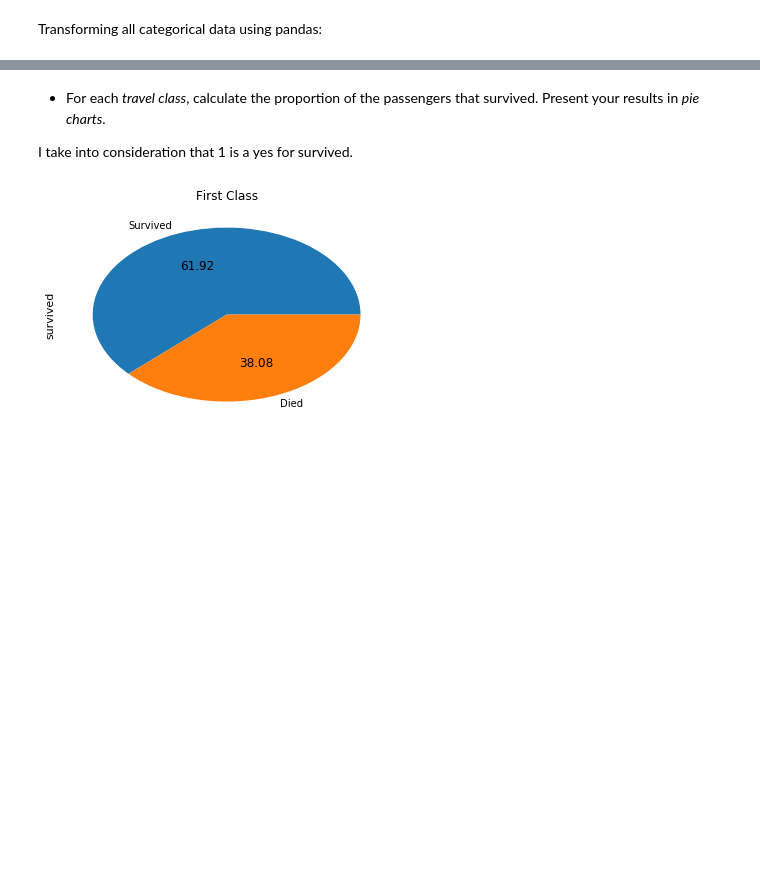
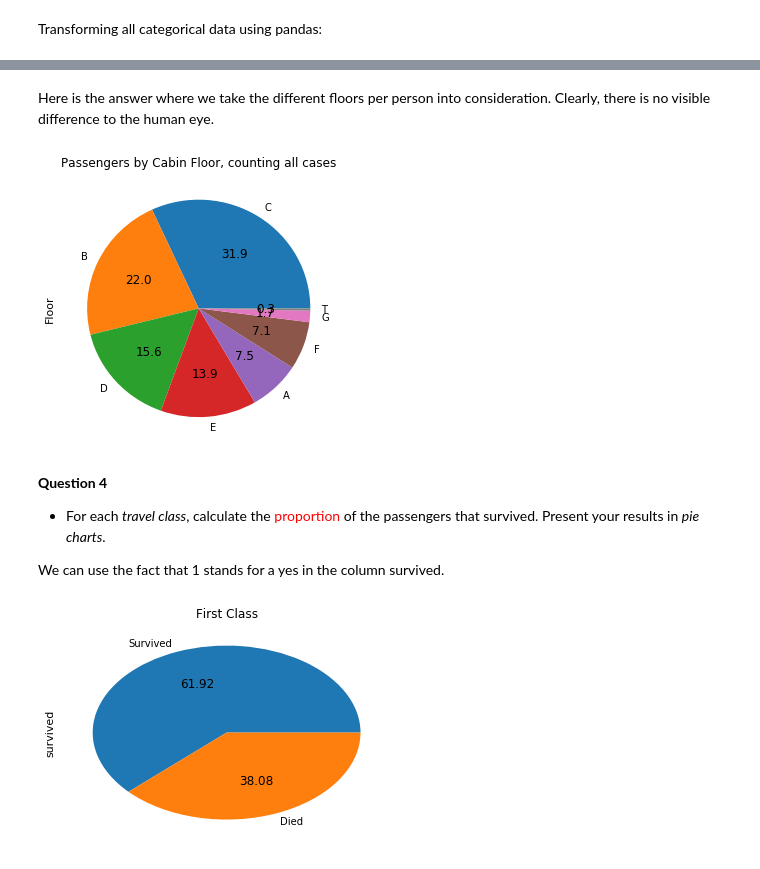
Before and after one commit to mtaziz/ada, a Jupyter notebook: HW1/Homework 1.ipynb, the cells around one changed output, grey strips where cells are left out. Drawn from its saved outputs; the diff is of its cells as text; code cells hidden in the pictures; blank space fills up the shorter version.

```diff
--- a/HW1/Homework 1.ipynb
+++ b/HW1/Homework 1.ipynb
@@ -463,7 +466,33 @@ dtype: int64
+# %% [markdown]
+Here is the answer where we take the different floors per person into consideration. Clearly, there is no visible difference to the human eye.
+# %%
+##small verification pertaining to the previous question
+types_of_cabin = titanicXls.cabin.dropna()
+##just get cabin number and then get cabins with distincr floors
+cabin_counts = types_of_cabin.map(lambda x: ''.join([c for c in str(x) if c.isalpha()])
+                  ).map(lambda x: ''.join(list(set(x)))).value_counts()
+# we can see that we only have 7 instances were the deck is not equal, which accounts for 2 percent
+#we have so few cases we can handel them brute force
+#we add half of the value as we assume that if they had two cabin,
+#half of the family will have used on and the the other hald the other half
+
+cabin_counts['E'] += cabin_counts['EF']/2
+cabin_counts['F'] += cabin_counts['EF']/2
+cabin_counts['G'] += cabin_counts['GF']/2
+cabin_counts['F'] += cabin_counts['GF']/2
+cabin_counts = cabin_counts.drop(['EF','GF' ])
+
+plt.title('Passengers by Cabin Floor, counting all cases')
+cabins['Floor'].value_counts().plot.pie(figsize=(5, 5), autopct='%.1f')
+plt.show()
+# %% [output]
+[figure, added]
 # %% [markdown]
-- For each *travel class*, calculate the proportion of the passengers that survived. Present your results in *pie charts*.
+**Question 4**
 
-I take into consideration that 1 is a yes for survived.
+- For each *travel class*, calculate the <font color='red'>proportion</font> of the passengers that survived. Present your results in *pie charts*.
+
+We can use the fact that 1 stands for a yes in the column survived.
 # %%
 # Take only the interesting columns (survived & pclass)
 survivalByClass = titanicXls.iloc[:, 0:2]
```
Also changed, not shown: parts of 14 cells of this notebook.
